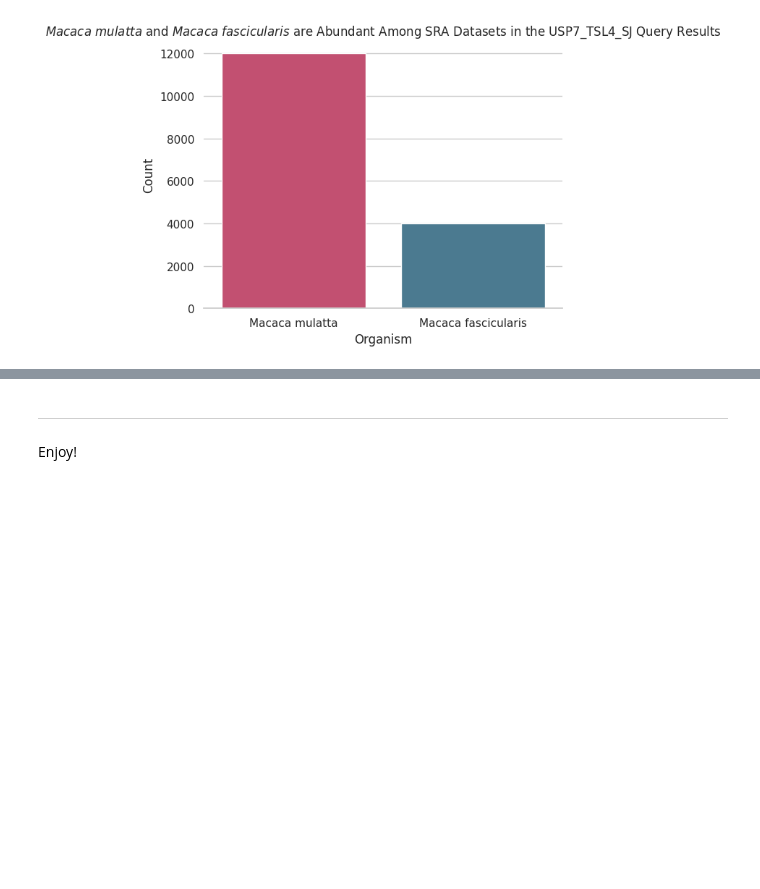
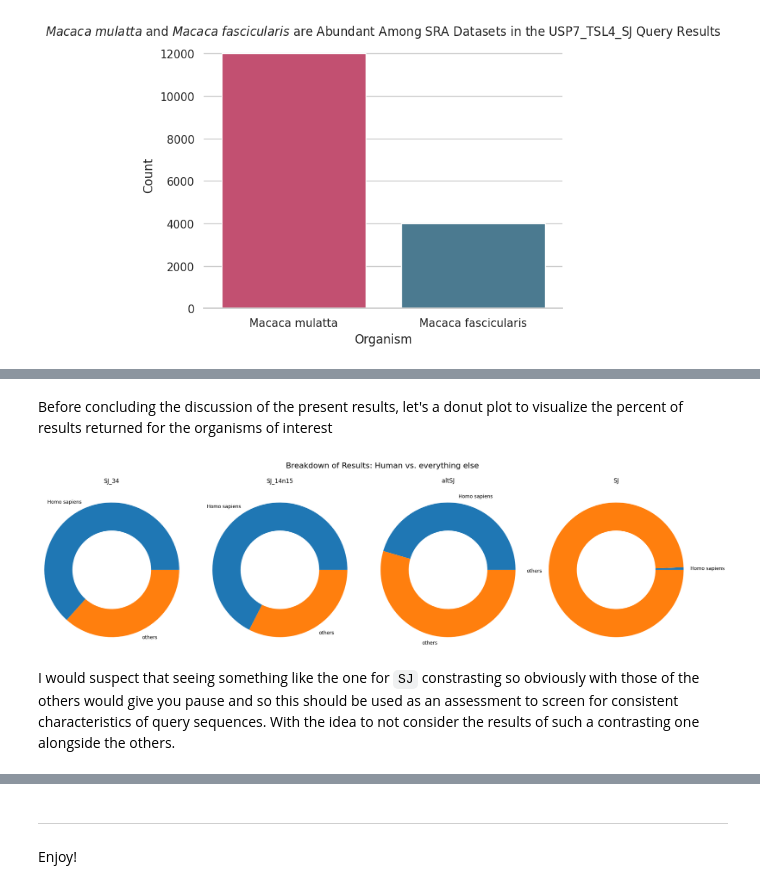
Before and after one commit to fomightez/logan_results_analysis-binder, a Jupyter notebook: notebooks/Working_with_Logan_Search_results_with_Python_in_Jupyter.ipynb, the cells around one changed output, grey strips where cells are left out. Cells and saved outputs as stored; diff of their text form; code cells hidden in the pictures; blank space fills up the shorter version.

Commit message:
add donut plots with breakdown of results by organism

```diff
--- a/notebooks/Working_with_Logan_Search_results_with_Python_in_Jupyter.ipynb
+++ b/notebooks/Working_with_Logan_Search_results_with_Python_in_Jupyter.ipynb
@@ -217,0 +226,49 @@ That concludes this demonstration notebook. However, you should be able to edit
+# %% [markdown]
+Before concluding the discussion of the present results, let's a donut plot to visualize the percent of results returned for the organisms of interest
+# %%
+import matplotlib.pyplot as plt
+plt.style.use('default') # if don't have this then the Macaca mulatta  and Macaca fascicularis plot make the colors dark because of the `sns.set_theme(style="whitegrid")`.
+# Set up breakdown groups
+organisms_groupings = ["Homo sapiens", "others"]
+
+# Calculate counts for each dataframe
+human_counts = [df['organism'].value_counts()['Homo sapiens'] if 'Homo sapiens' in df['organism'].values else 0
+         for df in dfs]
+other_counts = [len(df) - human_counts[indx] for indx,df in enumerate(dfs)]
+# Create a DataFrame for plotting
+labels = [simplifytags(x) for x in file_tags_per_file]
+donut_plot_df = pd.DataFrame({
+    'Query': labels if labels else [f'Dataset {i+1}' for i in range(len(dfs))],
+    organisms_groupings[0]: human_counts,
+    organisms_groupings[1]: other_counts,
+})
+#print(donut_plot_df)
+#print(len(labels))
+
+# Create desired_order
+desired_order = [labels[3], labels[2], labels[0], labels[1]]  # Replace with your actual k-mer names
+
+# Reorder the dataframe based on desired_order
+# Method: Using categorical data type (better if dealing with named categories)
+donut_plot_df['Query'] = pd.Categorical(donut_plot_df['Query'], categories=desired_order, ordered=True)
+donut_plot_df = donut_plot_df.sort_values('Query')
+donut_plot_df = donut_plot_df.reset_index(drop=True) # Reset the index after sorting
+
+fig, axes = plt.subplots(1, 4, figsize=(20, 5))
+
+fig.suptitle('Breakdown of Results: Human vs. everything else', fontsize=16, y=1.05) # Adjusted y parameter
+
+for i, ax in enumerate(axes):
+    count_data = [donut_plot_df.loc[i,organisms_groupings[0]], donut_plot_df.loc[i,organisms_groupings[1]]]
+    #print(count_data)
+    ax.pie(count_data, labels=organisms_groupings, radius=1.2, wedgeprops={'width': 0.5})
+    ax.set_title(donut_plot_df.loc[i,'Query'], y=1.1)
+    #ax.text(0, -1.6, f'Description {i+1}', ha='center')
+
+#plt.savefig('Breakdown_donuts.png')
+plt.tight_layout()
+plt.show()
+# %% [output]
+[figure, added]
+# %% [markdown]
+I would suspect that seeing something like the one for `SJ` constrasting so obviously with those of the others would give you pause and so this should be used as an assessment to screen for consistent characteristics of query sequences. With the idea to not consider the results of such a contrasting one alongside the others.
```
Also changed, not shown: parts of 3 cells of this notebook.
